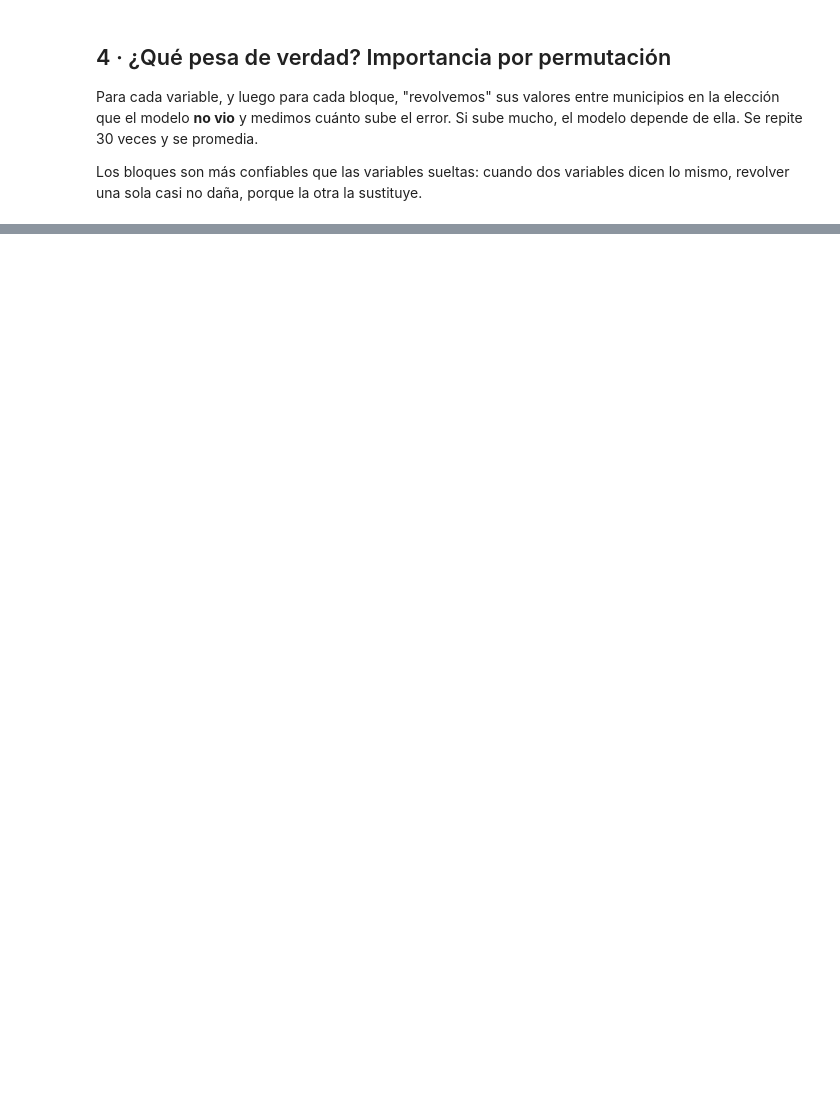
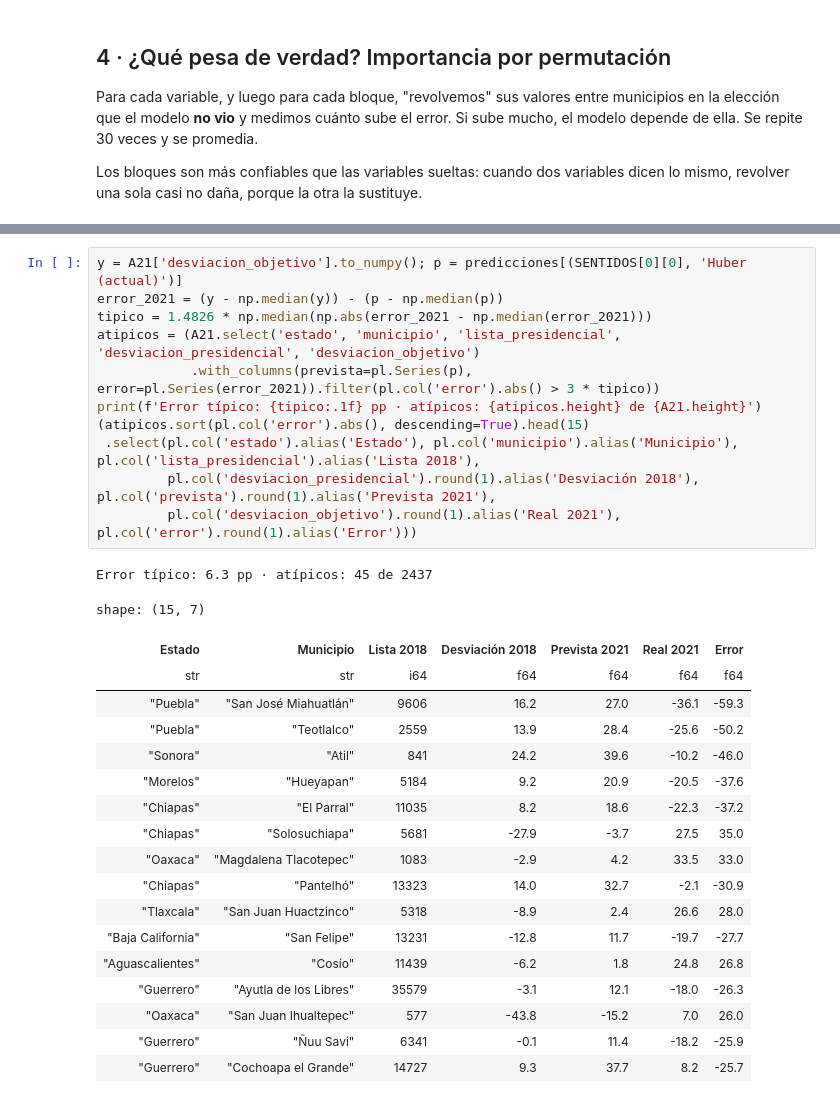
Before and after one commit to JorgeTato99/ine-hackathon-2026, a Jupyter notebook: notebooks/04b_fuentes_adicionales_e_importancia.ipynb, the cells around one changed output, grey strips where cells are left out. Saved outputs shown, nothing was run; the diff lists cells and outputs as text; blank space fills up the shorter version.

```diff
--- a/notebooks/04b_fuentes_adicionales_e_importancia.ipynb
+++ b/notebooks/04b_fuentes_adicionales_e_importancia.ipynb
@@ -372,0 +575,31 @@ shape: (12, 3)
+# %%
+y = A21['desviacion_objetivo'].to_numpy(); p = predicciones[(SENTIDOS[0][0], 'Huber (actual)')]
+error_2021 = (y - np.median(y)) - (p - np.median(p))
+tipico = 1.4826 * np.median(np.abs(error_2021 - np.median(error_2021)))
+atipicos = (A21.select('estado', 'municipio', 'lista_presidencial', 'desviacion_presidencial', 'desviacion_objetivo')
+            .with_columns(prevista=pl.Series(p), error=pl.Series(error_2021)).filter(pl.col('error').abs() > 3 * tipico))
+print(f'Error típico: {tipico:.1f} pp · atípicos: {atipicos.height} de {A21.height}')
+(atipicos.sort(pl.col('error').abs(), descending=True).head(15)
+ .select(pl.col('estado').alias('Estado'), pl.col('municipio').alias('Municipio'), pl.col('lista_presidencial').alias('Lista 2018'),
+         pl.col('desviacion_presidencial').round(1).alias('Desviación 2018'), pl.col('prevista').round(1).alias('Prevista 2021'),
+         pl.col('desviacion_objetivo').round(1).alias('Real 2021'), pl.col('error').round(1).alias('Error')))
+# %% [output]
+Error típico: 6.3 pp · atípicos: 45 de 2437
+shape: (15, 7)
+| Estado | Municipio | Lista 2018 | Desviación 2018 | Prevista 2021 | Real 2021 | Error |
+| str | str | i64 | f64 | f64 | f64 | f64 |
+| "Puebla" | "San José Miahuatlán" | 9606 | 16.2 | 27.0 | -36.1 | -59.3 |
+| "Puebla" | "Teotlalco" | 2559 | 13.9 | 28.4 | -25.6 | -50.2 |
+| "Sonora" | "Atil" | 841 | 24.2 | 39.6 | -10.2 | -46.0 |
+| "Morelos" | "Hueyapan" | 5184 | 9.2 | 20.9 | -20.5 | -37.6 |
+| "Chiapas" | "El Parral" | 11035 | 8.2 | 18.6 | -22.3 | -37.2 |
+| "Chiapas" | "Solosuchiapa" | 5681 | -27.9 | -3.7 | 27.5 | 35.0 |
+| "Oaxaca" | "Magdalena Tlacotepec" | 1083 | -2.9 | 4.2 | 33.5 | 33.0 |
+| "Chiapas" | "Pantelhó" | 13323 | 14.0 | 32.7 | -2.1 | -30.9 |
+| "Tlaxcala" | "San Juan Huactzinco" | 5318 | -8.9 | 2.4 | 26.6 | 28.0 |
+| "Baja California" | "San Felipe" | 13231 | -12.8 | 11.7 | -19.7 | -27.7 |
+| "Aguascalientes" | "Cosío" | 11439 | -6.2 | 1.8 | 24.8 | 26.8 |
+| "Guerrero" | "Ayutla de los Libres" | 35579 | -3.1 | 12.1 | -18.0 | -26.3 |
+| "Oaxaca" | "San Juan Ihualtepec" | 577 | -43.8 | -15.2 | 7.0 | 26.0 |
+| "Guerrero" | "Ñuu Savi" | 6341 | -0.1 | 11.4 | -18.2 | -25.9 |
+| "Guerrero" | "Cochoapa el Grande" | 14727 | 9.3 | 37.7 | 8.2 | -25.7 |
```
Also changed, not shown: parts of 24 cells of this notebook, 9 other files.
